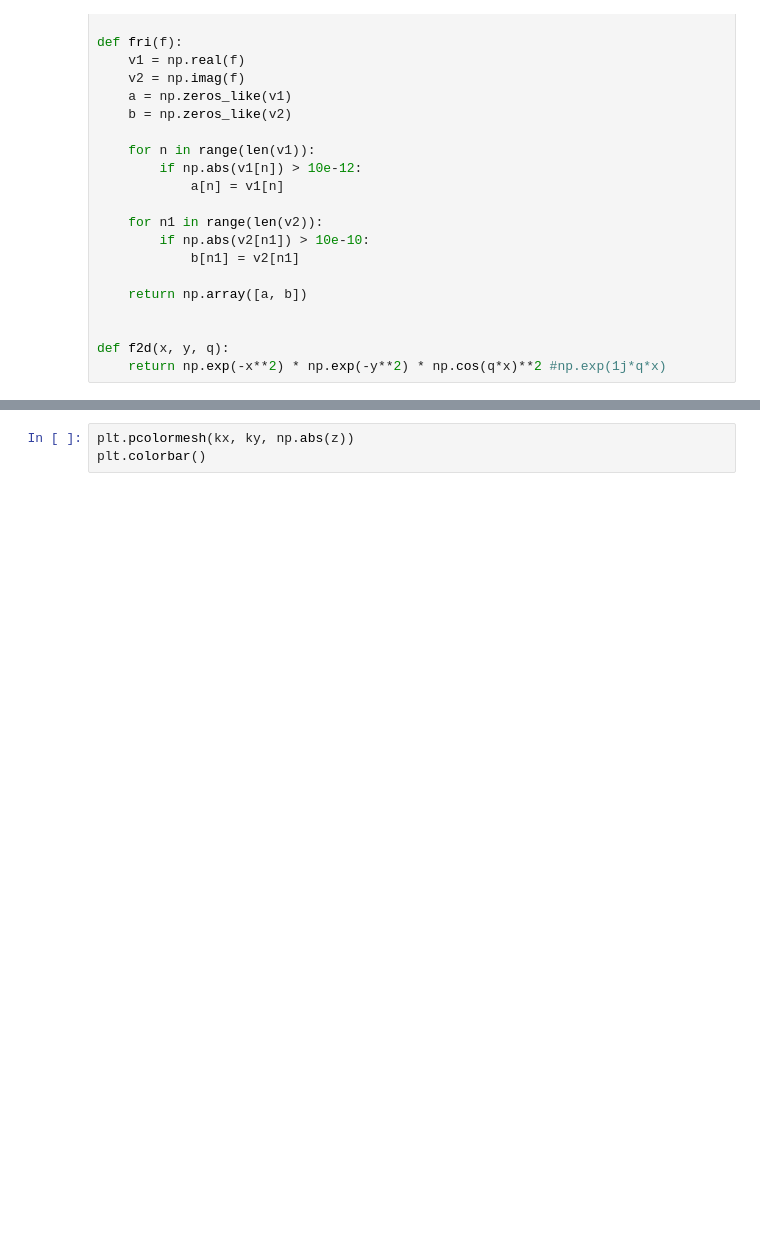
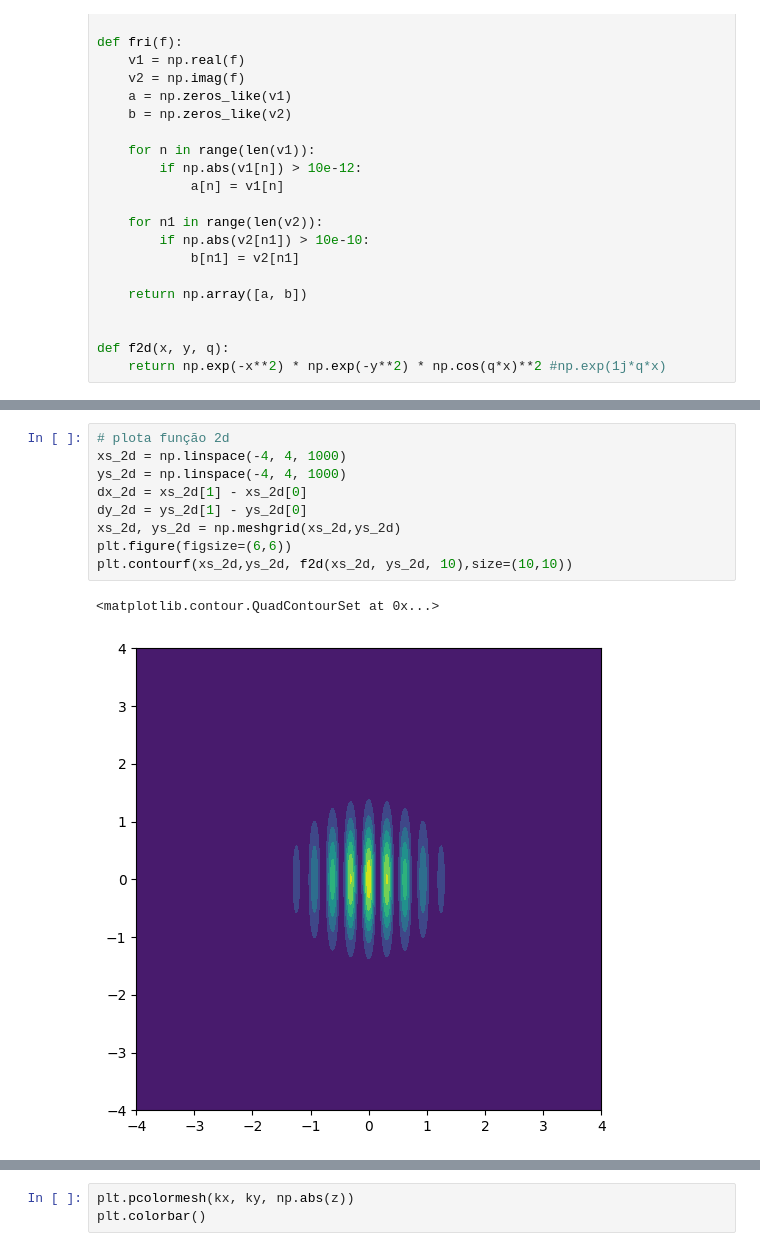
Before and after one commit to IuryPrego/overlap, a Jupyter notebook: ft.ipynb, the cells around one changed output, grey strips where cells are left out. Drawn from its saved outputs; the diff is of its cells as text; blank space fills up the shorter version.

```diff
--- a/ft.ipynb
+++ b/ft.ipynb
@@ -62,0 +79,12 @@ z = [ ft(f, k, x, dx, q=2) for k in x ]
+# %%
+# plota função 2d
+xs_2d = np.linspace(-4, 4, 1000)
+ys_2d = np.linspace(-4, 4, 1000)
+dx_2d = xs_2d[1] - xs_2d[0]
+dy_2d = ys_2d[1] - ys_2d[0]
+xs_2d, ys_2d = np.meshgrid(xs_2d,ys_2d)
+plt.figure(figsize=(6,6))
+plt.contourf(xs_2d,ys_2d, f2d(xs_2d, ys_2d, 10),size=(10,10))
+# %% [output]
+<matplotlib.contour.QuadContourSet at 0x...>
+[figure, added]
```
Also changed, not shown: parts of 12 cells of this notebook.
